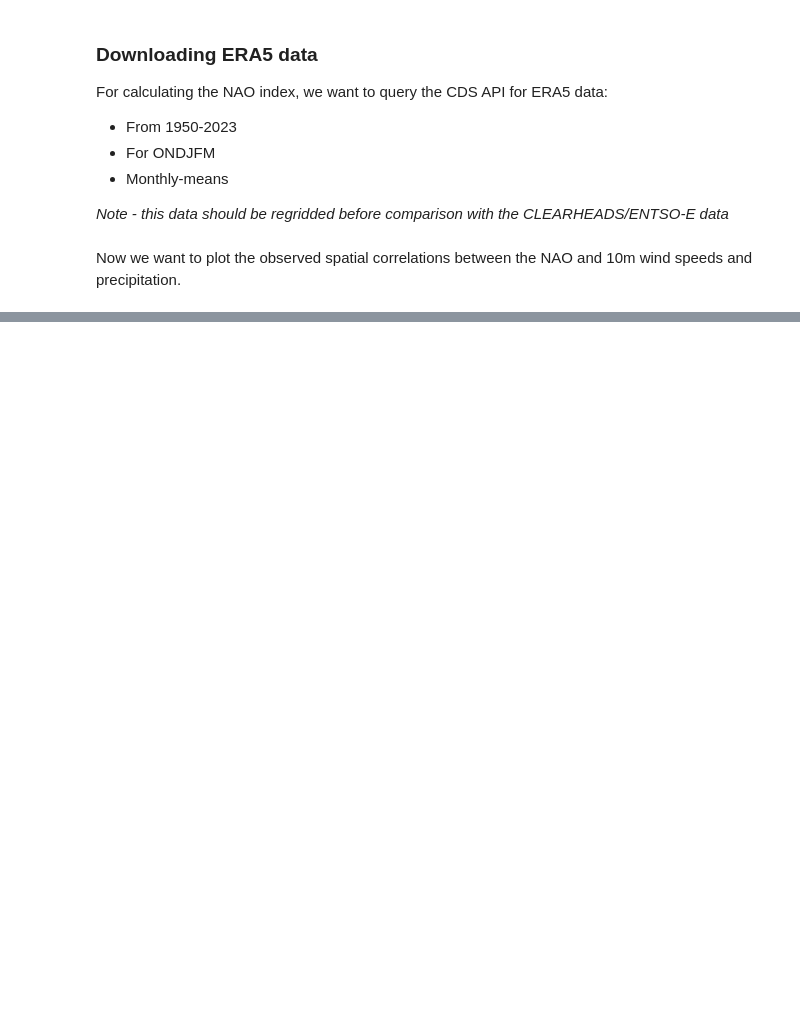
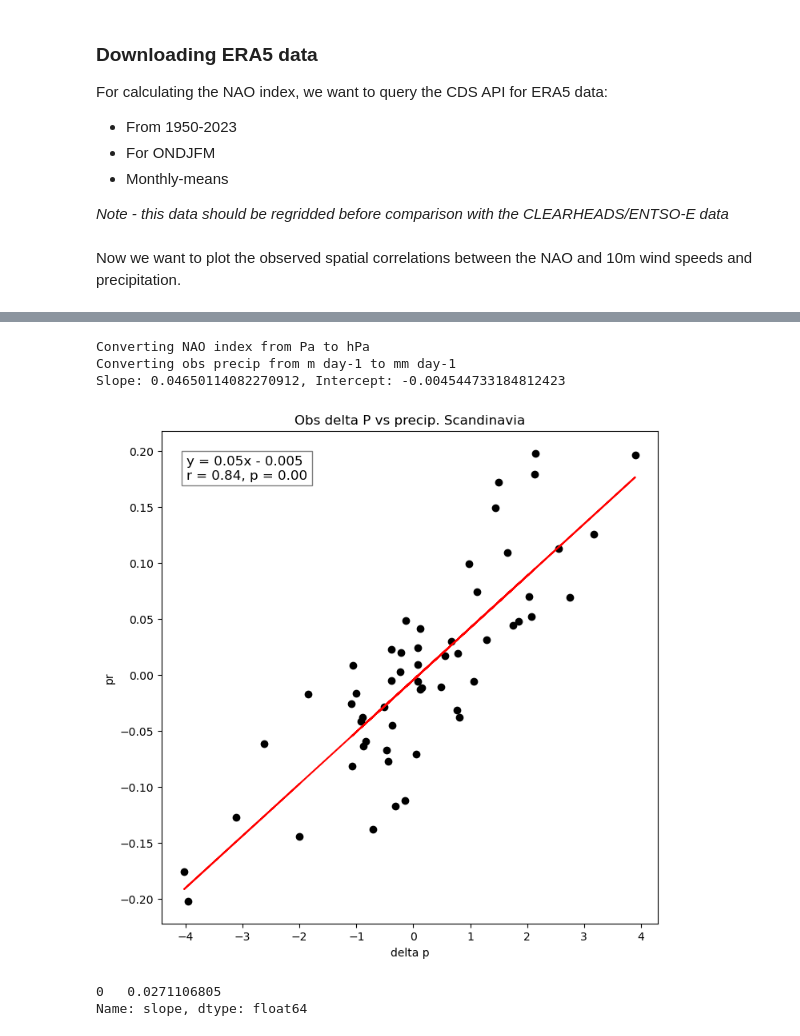
Before and after one commit to benhutchmet/energy-met-corr, a Jupyter notebook: testing_nao_skill.ipynb, the cells around one changed output, grey strips where cells are left out. Drawn from its saved outputs; the diff is of its cells as text; code cells hidden in the pictures; blank space fills up the shorter version.

```diff
--- a/testing_nao_skill.ipynb
+++ b/testing_nao_skill.ipynb
@@ -179,0 +216,25 @@ plt.plot(nao)
+# %%
+# Plot the scatter plot
+df = funcs_em.plot_scatter_obs(
+    index=nao,
+    variable=corr_var_ts,
+    lats=stats_dict["lats"],
+    lons=stats_dict["lons"],
+    index_name="delta p",
+    variable_name="pr",
+    plot_gridbox=dicts.scandi_box,
+    title="Obs delta P vs precip. Scandinavia",
+    show_eqn=True,
+)
+# %% [output]
+Converting NAO index from Pa to hPa
+Converting obs precip from m day-1 to mm day-1
+Slope: 0.04650114082270912, Intercept: -0.004544733184812423
+[figure, added]
+# %%
+pd.set_option("display.float_format", "{:.10f}".format)
+
+df.slope
+# %% [output]
+0   0.0271106805
+Name: slope, dtype: float64
```
Also changed, not shown: parts of 8 cells of this notebook, 2 other files.
